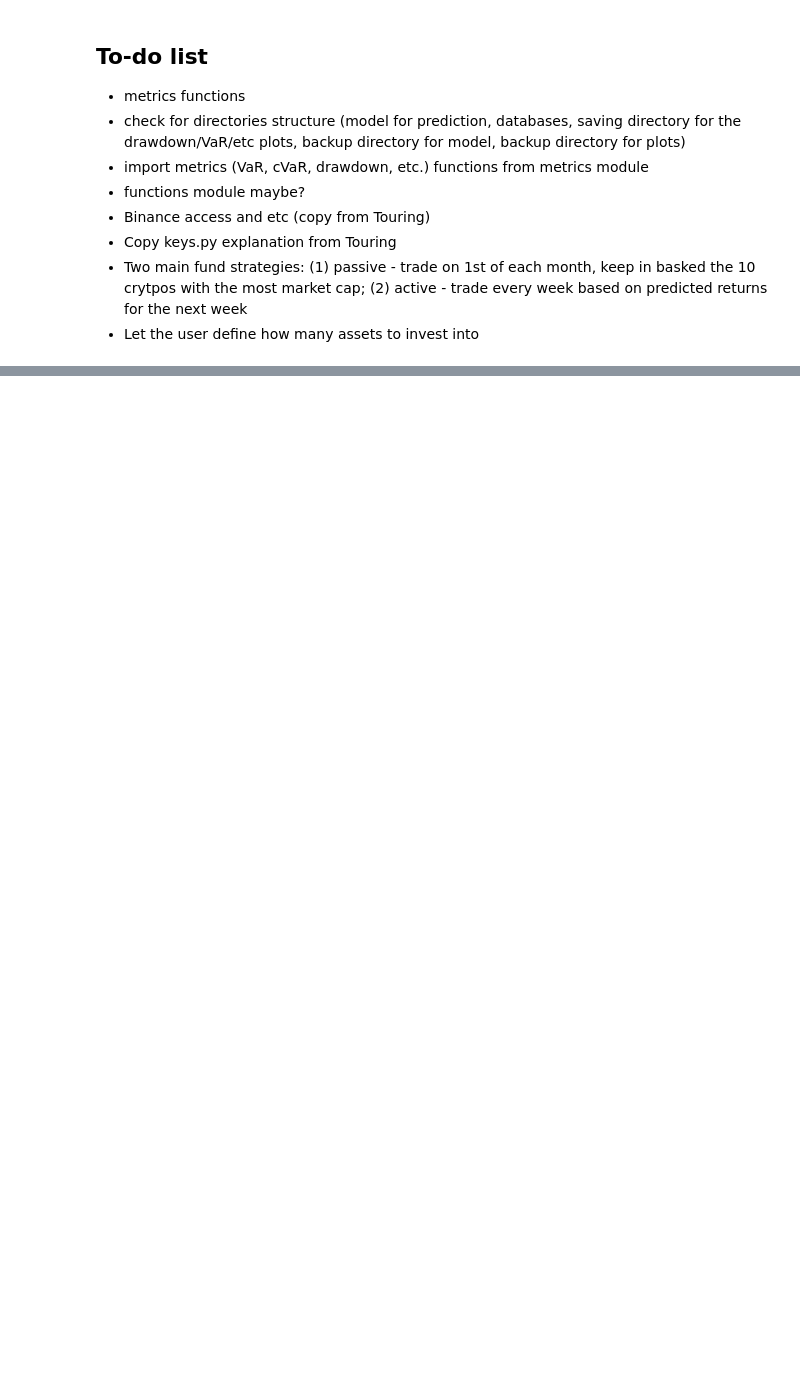
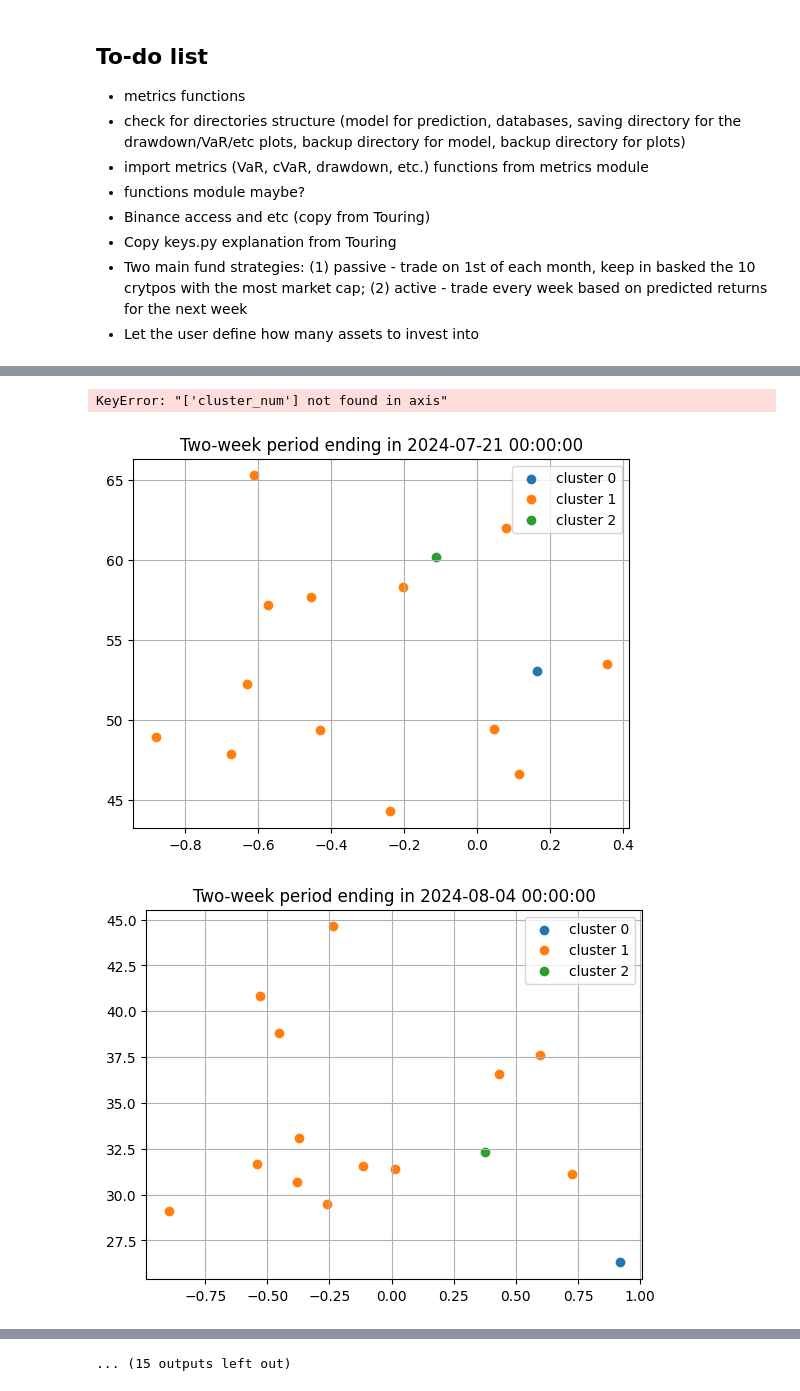
Before and after one commit to CarecaRS/CryptoFund, a Jupyter notebook: fund.ipynb, the cells around one changed output, grey strips where cells are left out. Cells and saved outputs as stored; diff of their text form; code cells hidden in the pictures; blank space fills up the shorter version.

```diff
--- a/fund.ipynb
+++ b/fund.ipynb
@@ -504,9 +22,0 @@ SyntaxError: invalid syntax (1702371654.py, line 11)
-# %%
-#plotting the results:
-
-for i in u_labels:
-    plt.scatter(f'label_{i}[cols[0]]', label_0[cols[1]], label = i)
-    plt.scatter(mask[:,0], mask[:,1], label = i)
-#    plt.scatter((thiago.loc[mask, 'atr']), (thiago.loc[mask, 'rsi']) , label = i)
-plt.legend()
-plt.show()
@@ -529,0 +23,16 @@ pool
+# %%
+#from metrics import mvcriterion, optim_mvcrit
+
+#wallet = binance_wallet()
+
+params = {'days':365*2,
+          'interval':'1d',
+          'rsi':20,
+          'bbands':20,
+          'roll':13}
+
+data = fetch_data(**params)
+
+clusters = estimate_kmeans(data.rsi, cutoff=0.1)
+
+data = data.dropna().groupby('time', group_keys=False).apply(clustering, **kwargs=['cutoff':0.1])
@@ -529,0 +57,17 @@ pool
+# %%
+#data.drop('cluster_num', axis=1, inplace=True)
+
+
+params = {'cutoff':0.1,
+          'graph':False}
+data = data.dropna().groupby('time', group_keys=False).apply(clustering, **params)
+# %% [output]
+KeyError: "['cluster_num'] not found in axis"
+# %%
+for i in data.index.get_level_values('time').unique().to_list():
+    g = data.xs(i, level=0)
+    plt.title(f'Two-week period ending in {i}')
+    plot_clusters(g, title=False)
+# %% [output]
+[figure, added]
+[figure, added]
@@ -529,0 +84 @@ pool
+... (15 outputs left out)
```
Also changed, not shown: parts of 13 cells of this notebook, 1 other file.
